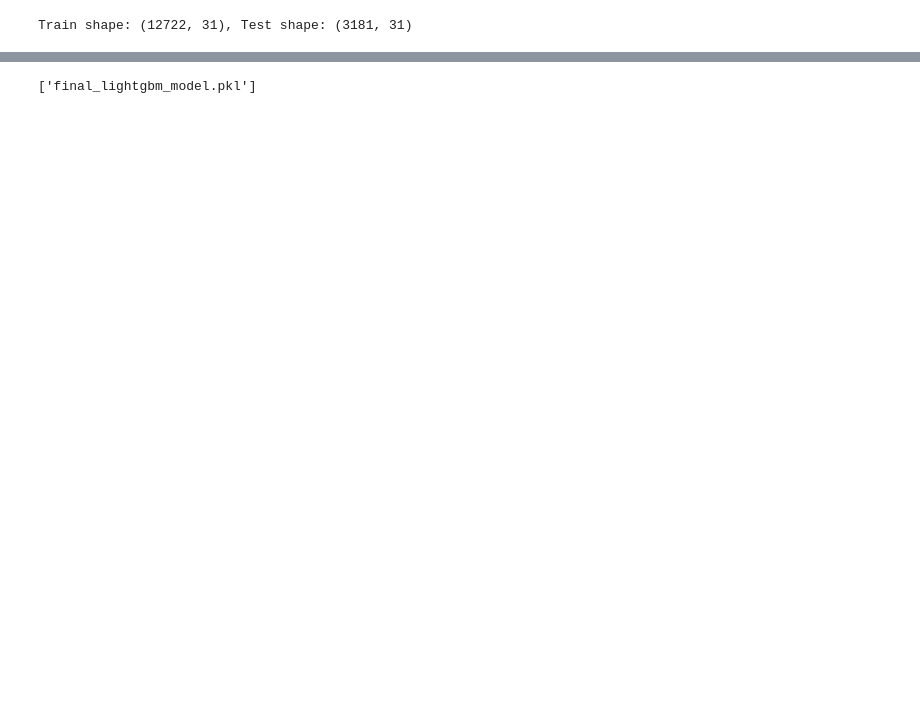
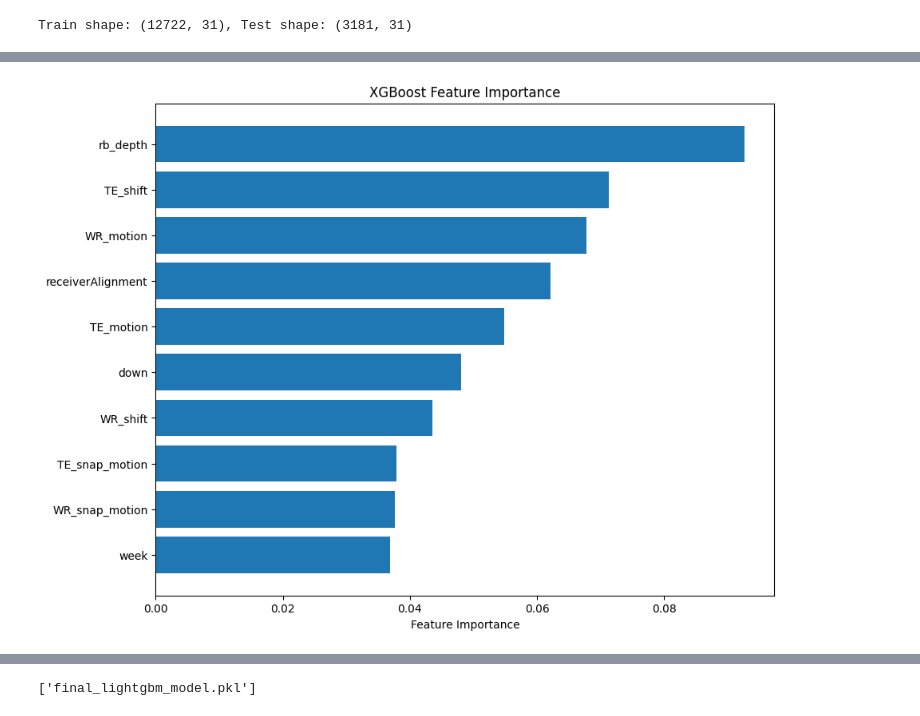
Before and after one commit to ajmoore12/BDB_2025, a Jupyter notebook: Code/bigdata_pm.ipynb, the cells around one changed output, grey strips where cells are left out. Cells and saved outputs as stored; diff of their text form; code cells hidden in the pictures; blank space fills up the shorter version.

```diff
--- a/Code/bigdata_pm.ipynb
+++ b/Code/bigdata_pm.ipynb
@@ -299,0 +225,86 @@ X_test_top = X_test[top_features]
+# %%
+# Run Bayesian Optimization
+optimizer = BayesianOptimization(f=xgb_cv, pbounds=param_bounds, random_state=42)
+optimizer.maximize(init_points=5, n_iter=15)
+
+# Extract best parameters
+best_params = optimizer.max['params']
+best_params['max_depth'] = int(best_params['max_depth'])
+best_params['n_estimators'] = int(best_params['n_estimators'])
+
+# Train final model with optimal parameters
+final_model = xgb.XGBClassifier(
+    max_depth=best_params['max_depth'],
+    learning_rate=best_params['learning_rate'],
+    n_estimators=best_params['n_estimators'],
+    colsample_bytree=best_params['colsample_bytree'],
+    subsample=best_params['subsample'],
+    use_label_encoder=False,
+    eval_metric='logloss'
+)
+final_model.fit(X_train, y_train)
+
+# Evaluate on test set
+y_pred_proba = final_model.predict_proba(X_test)[:, 1]
+test_auc = roc_auc_score(y_test, y_pred_proba)
+print(f"Test ROC AUC: {test_auc:.4f}")
+
+# Feature Importance
+xgb_importances = final_model.feature_importances_
+
+# Sort features and importances
+sorted_indices = np.argsort(xgb_importances)[::-1]
+sorted_features = X_train.columns[sorted_indices]
+sorted_importances = xgb_importances[sorted_indices]
+
+# Plot feature importance
+plt.figure(figsize=(10, 8))
+plt.barh(sorted_features[:10], sorted_importances[:10])  # Top 10 features
+plt.xlabel("Feature Importance")
+plt.title("XGBoost Feature Importance")
+plt.gca().invert_yaxis()
+plt.show()
+
+# Evaluate number of features
+roc_auc_scores = []
+for k in range(1, len(sorted_features) + 1):
+    X_train_top_k = X_train[sorted_features[:k]]
+    X_test_top_k = X_test[sorted_features[:k]]
+
+    model = xgb.XGBClassifier(
+        max_depth=best_params['max_depth'],
+        learning_rate=best_params['learning_rate'],
+        n_estimators=best_params['n_estimators'],
+        colsample_bytree=best_params['colsample_bytree'],
+        subsample=best_params['subsample'],
+        use_label_encoder=False,
+        eval_metric="logloss"
+    )
+    model.fit(X_train_top_k, y_train)
+    y_pred_top_k = model.predict_proba(X_test_top_k)[:, 1]
+    roc_auc_scores.append(roc_auc_score(y_test, y_pred_top_k))
+
+# Plot model performance vs. number of features
+plt.figure(figsize=(10, 6))
+plt.plot(range(1, len(sorted_features) + 1), roc_auc_scores, marker='o')
+plt.xlabel("Number of Features")
+plt.ylabel("ROC AUC Score")
+plt.title("Model Performance vs. Number of Features")
+plt.show()
+
+# Select optimal number of features
+optimal_features = np.argmax(roc_auc_scores) + 1
+top_features = sorted_features[:optimal_features]
+
+print(f"Optimal Number of Features: {optimal_features}")
+print(f"Top Features: {top_features.tolist()}")
+
+# Train final model with optimal features
+X_train_optimal = X_train[top_features]
+X_test_optimal = X_test[top_features]
+
+final_model.fit(X_train_optimal, y_train)
+final_test_predictions = final_model.predict_proba(X_test_optimal)[:, 1]
+final_auc = roc_auc_score(y_test, final_test_predictions)
+print(f"Final Model ROC AUC with Optimal Features: {final_auc:.4f}")
+# %% [output]
@@ -299,0 +328 @@ X_test_top = X_test[top_features]
+[figure, added]
```
Also changed, not shown: parts of 15 cells of this notebook.
